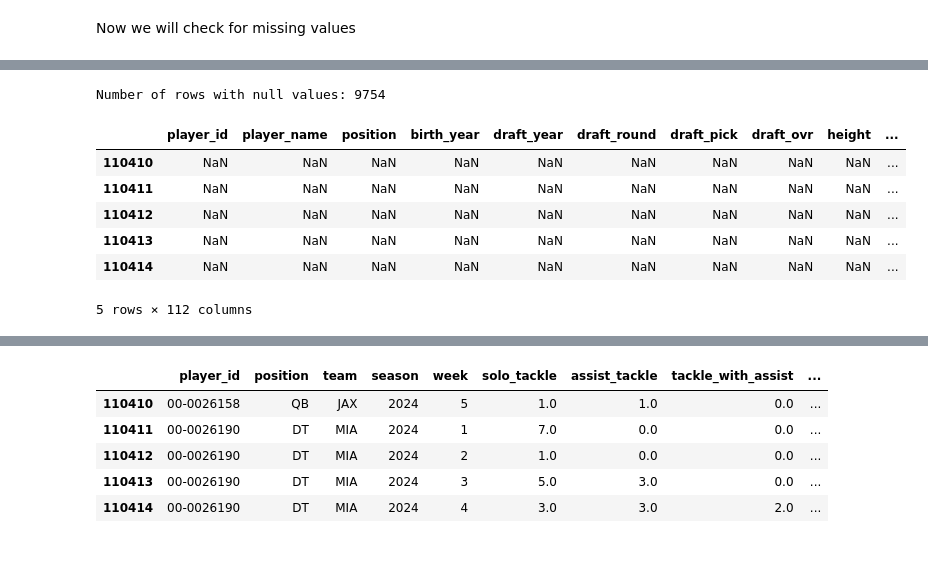
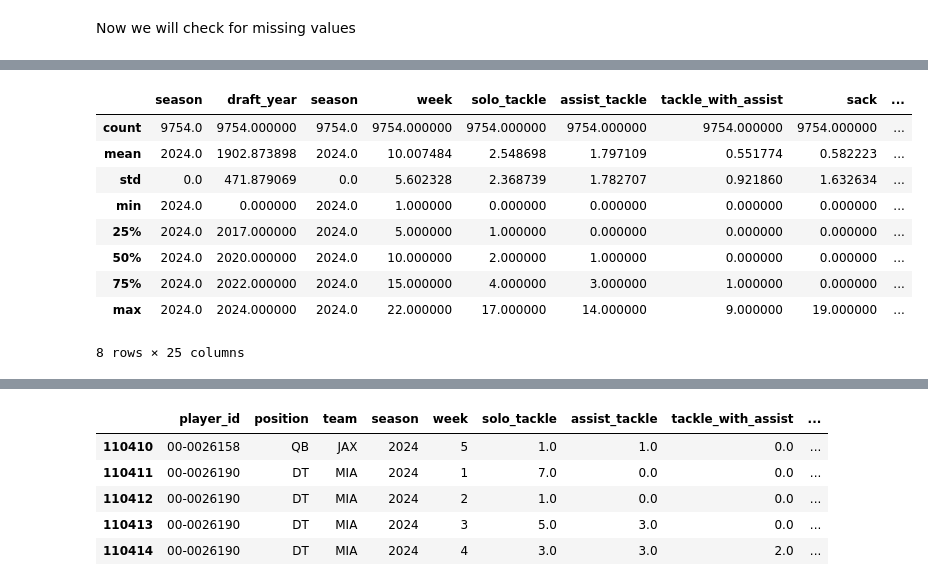
Before and after one commit to Ejaramillo1/nfl_ml_project, a Jupyter notebook: notebook/data/EDA_NFL.ipynb, the cells around one changed output, grey strips where cells are left out. Saved outputs shown, nothing was run; the diff lists cells and outputs as text; code cells hidden in the pictures; blank space fills up the shorter version.

```diff
--- a/notebook/data/EDA_NFL.ipynb
+++ b/notebook/data/EDA_NFL.ipynb
@@ -151,13 +177,13 @@ Length: 112, dtype: int64
-# %%
-null_filtered = wdf_off_2024[wdf_off_2024.isnull()]
-print(f"Number of rows with null values: {null_filtered.shape[0]}")
-null_filtered.head()
-# %% [output]
-Number of rows with null values: 9754
-|  | player_id | player_name | position | birth_year | draft_year | draft_round | draft_pick | draft_ovr | height | ... |
-| 110410 | NaN | NaN | NaN | NaN | NaN | NaN | NaN | NaN | NaN | ... |
-| 110411 | NaN | NaN | NaN | NaN | NaN | NaN | NaN | NaN | NaN | ... |
-| 110412 | NaN | NaN | NaN | NaN | NaN | NaN | NaN | NaN | NaN | ... |
-| 110413 | NaN | NaN | NaN | NaN | NaN | NaN | NaN | NaN | NaN | ... |
-| 110414 | NaN | NaN | NaN | NaN | NaN | NaN | NaN | NaN | NaN | ... |
-5 rows × 112 columns
+# %%
+wdf_off_2024.describe()
+# %% [output]
+|  | season | draft_year | season | week | solo_tackle | assist_tackle | tackle_with_assist | sack | ... |
+| count | 9754.0 | 9754.000000 | 9754.0 | 9754.000000 | 9754.000000 | 9754.000000 | 9754.000000 | 9754.000000 | ... |
+| mean | 2024.0 | 1902.873898 | 2024.0 | 10.007484 | 2.548698 | 1.797109 | 0.551774 | 0.582223 | ... |
+| std | 0.0 | 471.879069 | 0.0 | 5.602328 | 2.368739 | 1.782707 | 0.921860 | 1.632634 | ... |
+| min | 2024.0 | 0.000000 | 2024.0 | 1.000000 | 0.000000 | 0.000000 | 0.000000 | 0.000000 | ... |
+| 25% | 2024.0 | 2017.000000 | 2024.0 | 5.000000 | 1.000000 | 0.000000 | 0.000000 | 0.000000 | ... |
+| 50% | 2024.0 | 2020.000000 | 2024.0 | 10.000000 | 2.000000 | 1.000000 | 0.000000 | 0.000000 | ... |
+| 75% | 2024.0 | 2022.000000 | 2024.0 | 15.000000 | 4.000000 | 3.000000 | 1.000000 | 0.000000 | ... |
+| max | 2024.0 | 2024.000000 | 2024.0 | 22.000000 | 17.000000 | 14.000000 | 9.000000 | 19.000000 | ... |
+8 rows × 25 columns
```
Also changed, not shown: parts of 8 cells of this notebook.
